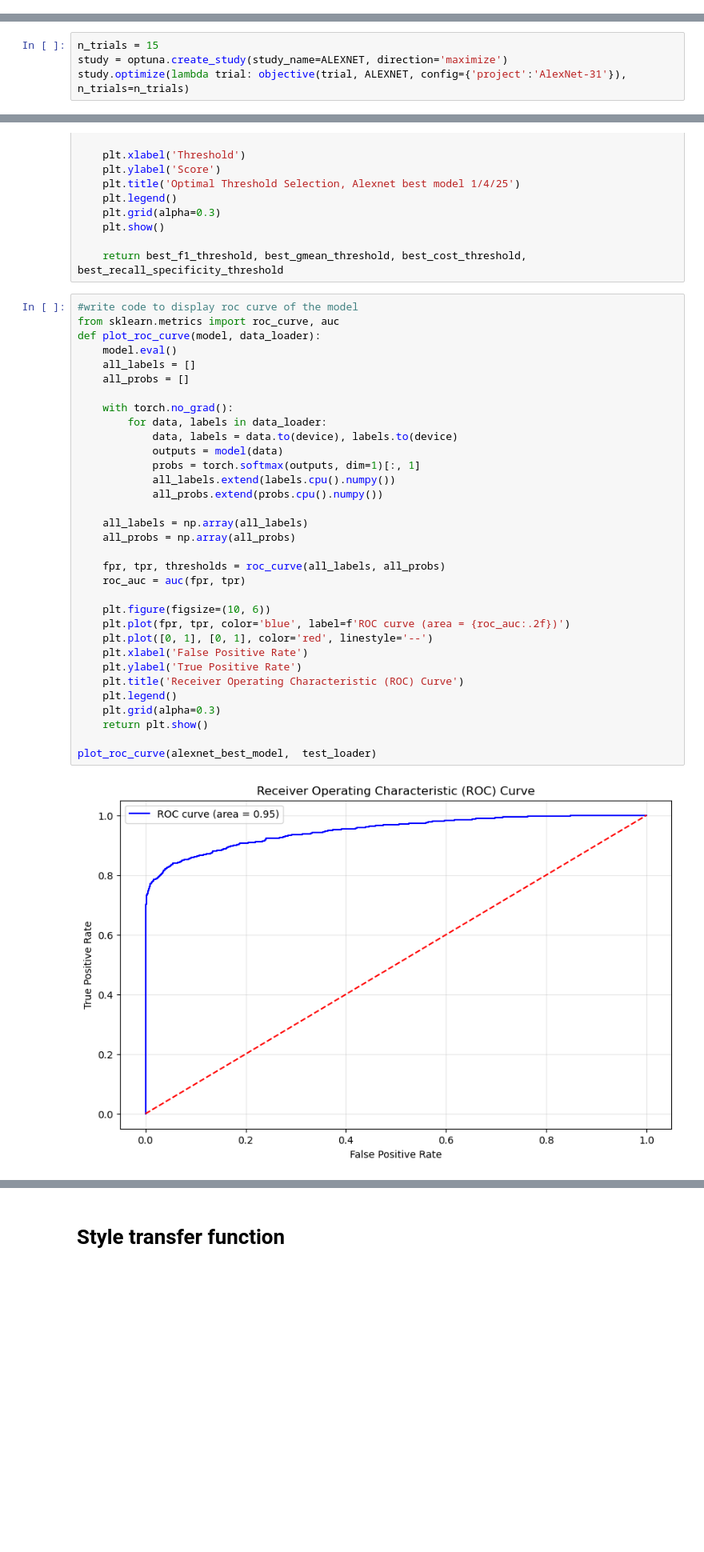
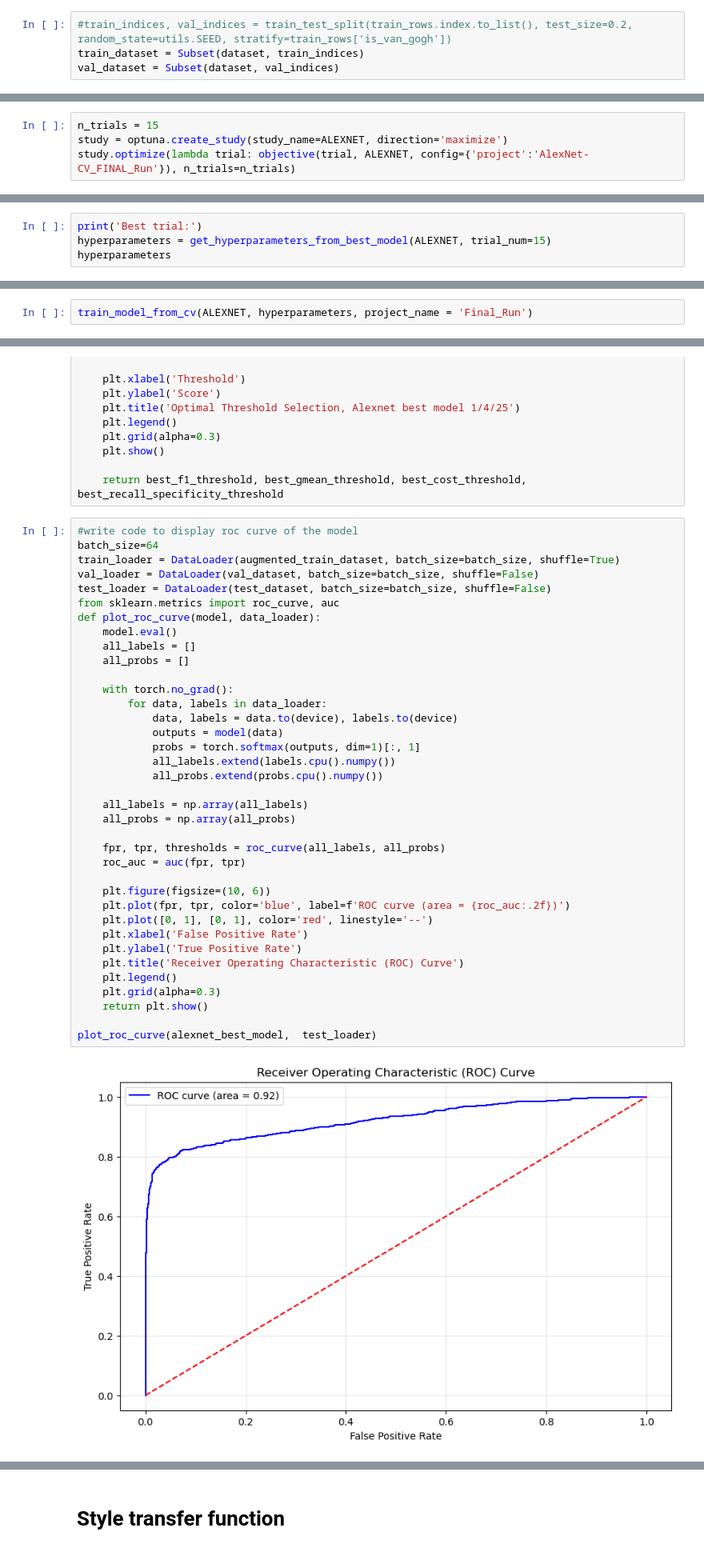
Before and after one commit to amitxy/deep_van_gogh, a Jupyter notebook: main.ipynb, the cells around one changed output, grey strips where cells are left out. Shown: that part at 80% size. Cells and saved outputs as stored; diff of their text form; blank space fills up the shorter version.

```diff
--- a/main.ipynb
+++ b/main.ipynb
@@ -250,0 +259,4 @@ hyperparameters
+# %%
+#train_indices, val_indices = train_test_split(train_rows.index.to_list(), test_size=0.2, random_state=utils.SEED, stratify=train_rows['is_van_gogh'])
+train_dataset = Subset(dataset, train_indices)
+val_dataset = Subset(dataset, val_indices)
@@ -286,6 +302,6 @@ KeyboardInterrupt
 # %%
 n_trials = 15
 study = optuna.create_study(study_name=ALEXNET, direction='maximize')
-study.optimize(lambda trial: objective(trial, ALEXNET, config={'project':'AlexNet-31'}), n_trials=n_trials)
+study.optimize(lambda trial: objective(trial, ALEXNET, config={'project':'AlexNet-CV_FINAL_Run'}), n_trials=n_trials)
 # %% [markdown]
 ## Training the model - ALEXNET
@@ -336,0 +308,4 @@ wandb.finish()
+# %%
+print('Best trial:')
+hyperparameters = get_hyperparameters_from_best_model(ALEXNET, trial_num=15)
+hyperparameters
@@ -336,0 +321,2 @@ wandb.finish()
+# %%
+train_model_from_cv(ALEXNET, hyperparameters, project_name = 'Final_Run')
@@ -476,39 +514,43 @@ def evaluate_model_thresholds(model, data_loader, threshold_density=1000, cost_f
     return best_f1_threshold, best_gmean_threshold, best_cost_threshold, best_recall_specificity_threshold
 # %%
 #write code to display roc curve of the model
+batch_size=64
+train_loader = DataLoader(augmented_train_dataset, batch_size=batch_size, shuffle=True)
+val_loader = DataLoader(val_dataset, batch_size=batch_size, shuffle=False)
+test_loader = DataLoader(test_dataset, batch_size=batch_size, shuffle=False)
 from sklearn.metrics import roc_curve, auc
 def plot_roc_curve(model, data_loader):
     model.eval()
     all_labels = []
     all_probs = []
 
     with torch.no_grad():
         for data, labels in data_loader:
             data, labels = data.to(device), labels.to(device)
             outputs = model(data)
             probs = torch.softmax(outputs, dim=1)[:, 1]
             all_labels.extend(labels.cpu().numpy())
             all_probs.extend(probs.cpu().numpy())
 
     all_labels = np.array(all_labels)
     all_probs = np.array(all_probs)
 
     fpr, tpr, thresholds = roc_curve(all_labels, all_probs)
     roc_auc = auc(fpr, tpr)
 
     plt.figure(figsize=(10, 6))
     plt.plot(fpr, tpr, color='blue', label=f'ROC curve (area = {roc_auc:.2f})')
     plt.plot([0, 1], [0, 1], color='red', linestyle='--')
     plt.xlabel('False Positive Rate')
     plt.ylabel('True Positive Rate')
     plt.title('Receiver Operating Characteristic (ROC) Curve')
     plt.legend()
     plt.grid(alpha=0.3)
     return plt.show()
 
 plot_roc_curve(alexnet_best_model,  test_loader)
 # %% [output]
-[figure, old version]
+[figure, new version]
 # %%
 test_loader= DataLoader(test_dataset, batch_size=128, shuffle=False)
 evaluate_model_thresholds(model=alexnet_best_model,data_loader=test_loader,)
```
Also changed, not shown: parts of 17 cells of this notebook.
